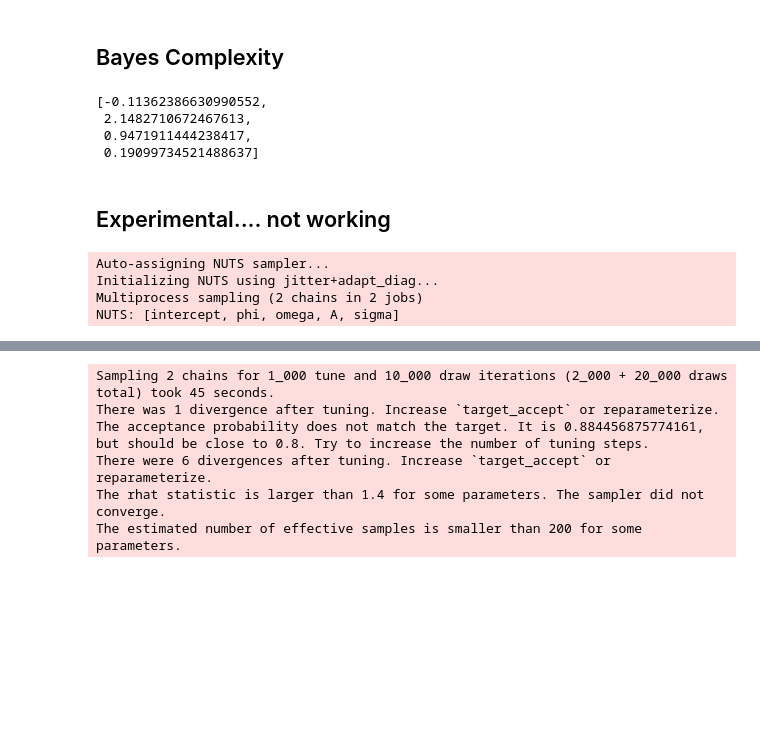
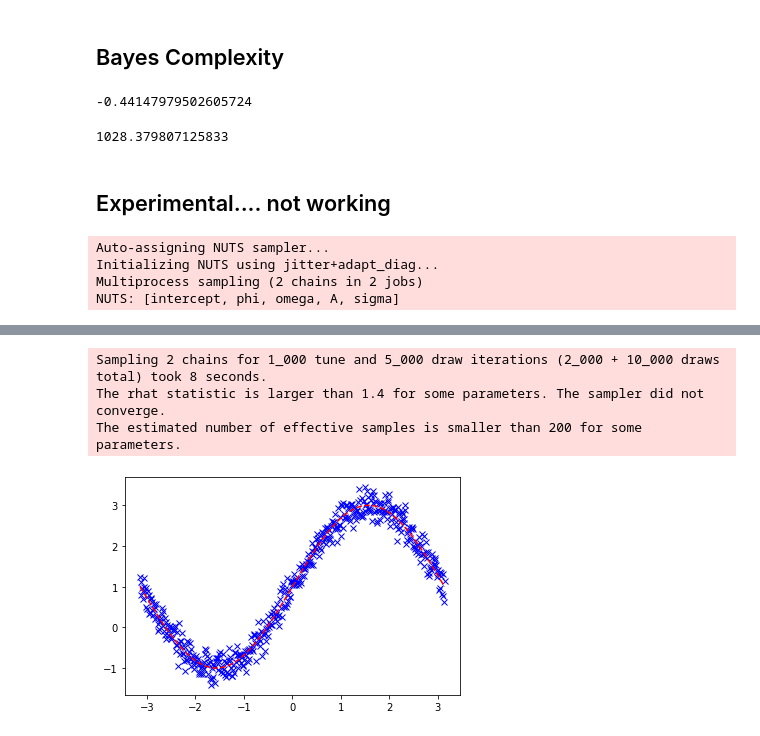
Before and after one commit to dschuechter/physics760_schuechter_krause, a Jupyter notebook: final_project/Code/Bayesian_model_selection_Testing.ipynb, the cells around one changed output, grey strips where cells are left out. Drawn from its saved outputs; the diff is of its cells as text; code cells hidden in the pictures; blank space fills up the shorter version.

```diff
--- a/final_project/Code/Bayesian_model_selection_Testing.ipynb
+++ b/final_project/Code/Bayesian_model_selection_Testing.ipynb
@@ -172,72 +172,97 @@ array([  2798.33097457, 187030.99011547])
 #for now lets assume we look at a polynomial of degree n
 
 def poly_model(x,params): #params is array from highest order to lowest order of coefficents
+    #print('params in polymodel \n')
+    #print(params)
     order=len(params)
+    #print(order)
     y=0
     for i in range(order):
-        y+=x**i*params[-i-1]
+        #print(params[-i-1])
+        y=x**i*params[-i-1]
         #print(params[-i-1])
     return y
 
-def logli(sigma,datapoints,model,params):
-    loglikelihood=-N/2*np.log(2*np.pi)*np.sum(-1*np.log(sigma))
+def logli(sigma,datapoints,params):
+    #print('params in logli \n')
+    #print(params)
+    N=len(datapoints)
+    loglikelihood=-N/2*np.log(2*np.pi)*-1*np.log(sigma)
     tmp=0
     for i in range(len(datapoints)):
-        tmp+=(datapoints[i]-model(datapoints[i],params))**2/(sigma[i]**2)
+        tmp+=(datapoints[i]-poly_model(datapoints[i],params))**2/(sigma**2)
     loglikelihood+=-1/2*tmp
+    #print(loglikelihood)
+    return loglikelihood
 
-def bayes_complexity(sigma,datapoints,model,params,trace):#params is a list of strings with parameter NAMES
-    param_means=[np.mean(trace[params[i]])for i in len(params)]
-    param_samples=[trace[params[i]] for i in len(params)]
+def bayes_complexity(datapoints,params,trace):#params is a list of strings with parameter NAMES
+    param_means=[np.mean(trace[i])for i in params]
+    param_samples=[trace[i] for i in params]
+    m_samples=param_samples[0]
+    inter_samples=param_samples[1]
+    sigma_mean=np.mean(trace['sigma'])
+    sigma_samples=trace['sigma']
     #to do: average of loglikelihood with respect to param_samples
-    return 0
+    test=0
+    for sigma in sigma_samples:
+        for m in m_samples:
+            for intercept in inter_samples:
+                print(intercept,end='\r')
+                test+=logli(sigma,datapoints,[m,intercept])
+    #loglikelihood=logli(sigma_samples,datapoints,param_samples)
+    loglikelihood=test/(len(sigma_samples)*len(m_samples)*len(inter_samples))
+    #print('params in bayes_complexity \n')
+    #print(param_samples)
+    #print(loglikelihood)
+    mean_loglikelihood=logli(sigma_mean,datapoints,param_means)
+    #print(mean_loglikelihood)
+    return -2*np.mean(loglikelihood)+2*mean_loglikelihood
 
 def marginal_likelihood():
     return 0
 
-params=['a','b','Intercept','sigma']
-param_means=[np.mean(sq_trace[params[i]])for i in range(len(params))]
-param_means
+sq_params=['a','b','Intercept']
+lin_params=['m','Intercept']
+#param_means=[sq_trace[i]for i in params]
+bayes_complexity(y,lin_params,lin_trace)
 # %% [output]
-[-0.11362386630990552,
- 2.1482710672467613,
- 0.9471911444238417,
- 0.19099734521488637]
+-0.44147979502605724
+1028.379807125833
 # %% [markdown]
 ## Experimental.... not working
 # %%
-sampleSize = 10000
-x = np.linspace(-1, 1, size)
+sampleSize = 5000
+size = 500
+x = np.linspace(-np.pi, np.pi, size)
 # y = a + b*x
 true_regression_line = 2*np.sin(x+0)+1
 # add noise
 y = true_regression_line + np.random.normal(scale=0.2, size=size)
+plt.plot(x,y,'bx',x,true_regression_line,'r--')
 with pm.Model() as sin_model:  # model specifications in PyMC3 are wrapped in a with-statement
     # Define priors
-    sigma = pm.HalfCauchy("sigma", beta=10, testval=1.0)
-    A = pm.Normal("A",0, sigma=20)
-    omega = pm.Normal("omega", 0, sigma=20)
-    phi = pm.Normal("phi", 0, sigma=20)
-    intercept = pm.Normal("intercept", 0, sigma=20)
+    sigma = pm.HalfCauchy("sigma", beta=5, testval=1.0)
+    A = pm.Normal("A",0, sigma=10)
+    omega = pm.Normal("omega", 0, sigma=5)
+    phi = pm.Normal("phi", 0, sigma=5)
+    intercept = pm.Normal("intercept", 0, sigma=5)
 
     # Define likelihood
     sin = pm.Deterministic('sin', A*np.sin(omega*x+phi)+intercept)
     likelihood = pm.Normal("y", mu=sin, sigma=sigma, observed=y)
 
     # Inference!
-    sin_trace =  pm.sample(sampleSize, random_seed=42) #parallel=False)
+    sin_trace =  pm.sample(sampleSize)
 # %% [output]
 Auto-assigning NUTS sampler...
 Initializing NUTS using jitter+adapt_diag...
 Multiprocess sampling (2 chains in 2 jobs)
 NUTS: [intercept, phi, omega, A, sigma]
 [interactive output not drawn]
-Sampling 2 chains for 1_000 tune and 10_000 draw iterations (2_000 + 20_000 draws total) took 45 seconds.
-There was 1 divergence after tuning. Increase `target_accept` or reparameterize.
-The acceptance probability does not match the target. It is 0.884456875774161, but should be close to 0.8. Try to increase the number of tuning steps.
-There were 6 divergences after tuning. Increase `target_accept` or reparameterize.
+Sampling 2 chains for 1_000 tune and 5_000 draw iterations (2_000 + 10_000 draws total) took 8 seconds.
 The rhat statistic is larger than 1.4 for some parameters. The sampler did not converge.
 The estimated number of effective samples is smaller than 200 for some parameters.
+[figure, added]
 # %%
 az.plot_posterior(sin_trace, var_names=['A', 'omega', 'phi', 'sigma','intercept'])
 # %% [output]
```
Also changed, not shown: parts of 6 cells of this notebook, 2 other files.
